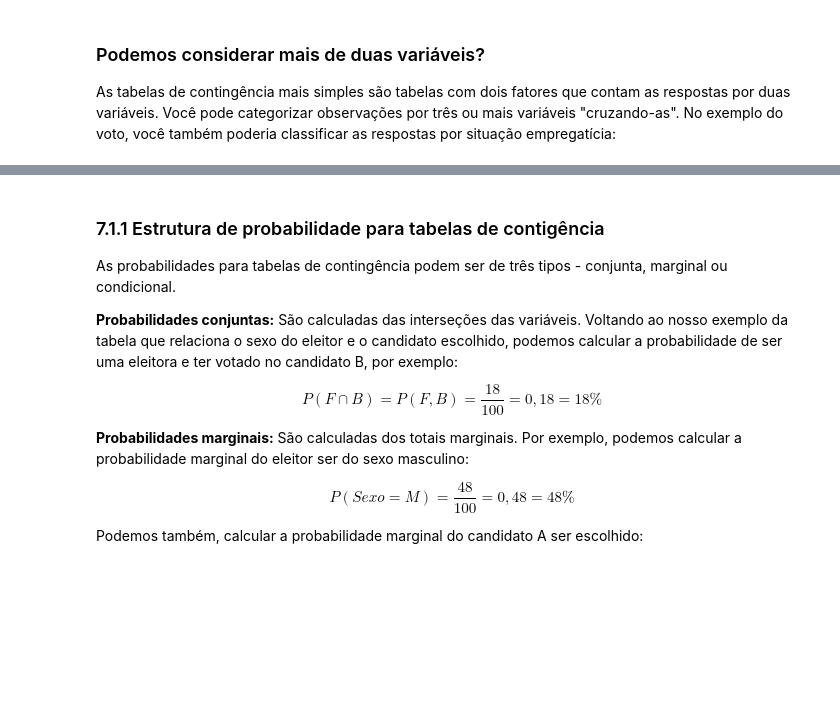
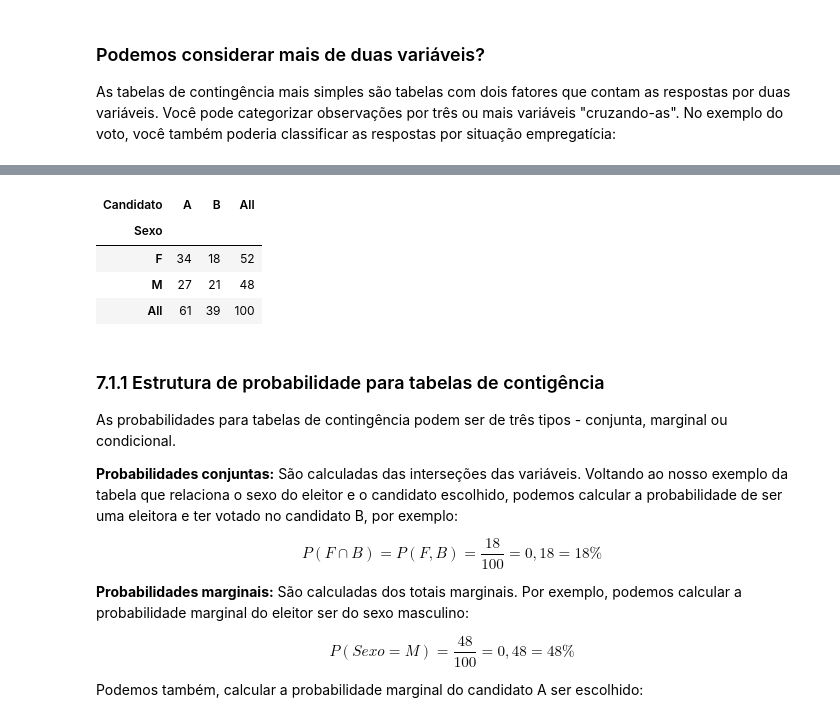
Before and after one commit to joaopasini/letscode_repository, a Jupyter notebook: Módulo 7 - Estatística I/Aula_7_Dados_Categorizados.ipynb, the cells around one changed output, grey strips where cells are left out. Saved outputs shown, nothing was run; the diff lists cells and outputs as text; code cells hidden in the pictures; blank space fills up the shorter version.

```diff
--- a/Módulo 7 - Estatística I/Aula_7_Dados_Categorizados.ipynb
+++ b/Módulo 7 - Estatística I/Aula_7_Dados_Categorizados.ipynb
@@ -21,3 +52,12 @@ As tabelas de contingência mais simples são tabelas com dois fatores que conta
+# %%
+tabela_contingencia = pd.crosstab(index=[df.Sexo], columns=df.Candidato, margins=True)
+tabela_contingencia
+# %% [output]
+| Candidato | A | B | All |
+| Sexo |  |  |  |
+| F | 34 | 18 | 52 |
+| M | 27 | 21 | 48 |
+| All | 61 | 39 | 100 |
 # %% [markdown]
 ### 7.1.1 Estrutura de probabilidade para tabelas de contigência
 
```
Also changed, not shown: parts of 21 cells of this notebook, 8 other files.
